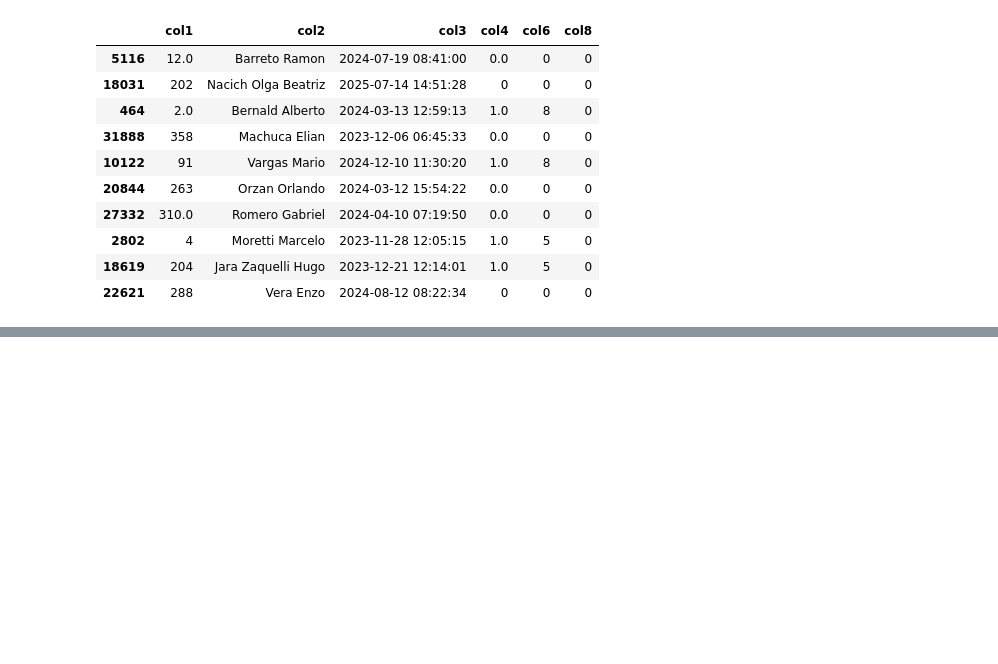
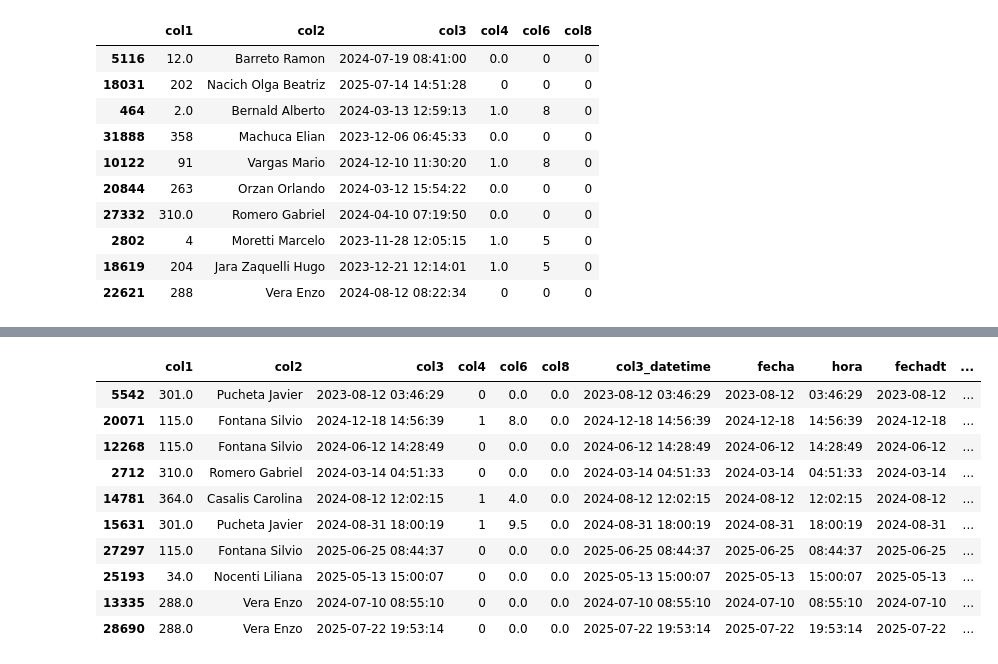
Before and after one commit to hzaquelli82/APSA-Dashboard, a Jupyter notebook: Notebook/Productividad.ipynb, the cells around one changed output, grey strips where cells are left out. Saved outputs shown, nothing was run; the diff lists cells and outputs as text; code cells hidden in the pictures; blank space fills up the shorter version.

```diff
--- a/Notebook/Productividad.ipynb
+++ b/Notebook/Productividad.ipynb
@@ -147,0 +220,16 @@ df_analisis.to_excel('../Data/horarios_unificado.xlsx', index=False)
+# %%
+# Suma de horas
+df['suma_col6_col8'] = df['col6'] + df['col8']
+df.sample(10)
+# %% [output]
+|  | col1 | col2 | col3 | col4 | col6 | col8 | col3_datetime | fecha | hora | fechadt | ... |
+| 5542 | 301.0 | Pucheta Javier | 2023-08-12 03:46:29 | 0 | 0.0 | 0.0 | 2023-08-12 03:46:29 | 2023-08-12 | 03:46:29 | 2023-08-12 | ... |
+| 20071 | 115.0 | Fontana Silvio | 2024-12-18 14:56:39 | 1 | 8.0 | 0.0 | 2024-12-18 14:56:39 | 2024-12-18 | 14:56:39 | 2024-12-18 | ... |
+| 12268 | 115.0 | Fontana Silvio | 2024-06-12 14:28:49 | 0 | 0.0 | 0.0 | 2024-06-12 14:28:49 | 2024-06-12 | 14:28:49 | 2024-06-12 | ... |
+| 2712 | 310.0 | Romero Gabriel | 2024-03-14 04:51:33 | 0 | 0.0 | 0.0 | 2024-03-14 04:51:33 | 2024-03-14 | 04:51:33 | 2024-03-14 | ... |
+| 14781 | 364.0 | Casalis Carolina | 2024-08-12 12:02:15 | 1 | 4.0 | 0.0 | 2024-08-12 12:02:15 | 2024-08-12 | 12:02:15 | 2024-08-12 | ... |
+| 15631 | 301.0 | Pucheta Javier | 2024-08-31 18:00:19 | 1 | 9.5 | 0.0 | 2024-08-31 18:00:19 | 2024-08-31 | 18:00:19 | 2024-08-31 | ... |
+| 27297 | 115.0 | Fontana Silvio | 2025-06-25 08:44:37 | 0 | 0.0 | 0.0 | 2025-06-25 08:44:37 | 2025-06-25 | 08:44:37 | 2025-06-25 | ... |
+| 25193 | 34.0 | Nocenti Liliana | 2025-05-13 15:00:07 | 0 | 0.0 | 0.0 | 2025-05-13 15:00:07 | 2025-05-13 | 15:00:07 | 2025-05-13 | ... |
+| 13335 | 288.0 | Vera Enzo | 2024-07-10 08:55:10 | 0 | 0.0 | 0.0 | 2024-07-10 08:55:10 | 2024-07-10 | 08:55:10 | 2024-07-10 | ... |
+| 28690 | 288.0 | Vera Enzo | 2025-07-22 19:53:14 | 0 | 0.0 | 0.0 | 2025-07-22 19:53:14 | 2025-07-22 | 19:53:14 | 2025-07-22 | ... |
```
Also changed, not shown: parts of 8 cells of this notebook, 1 other file.
